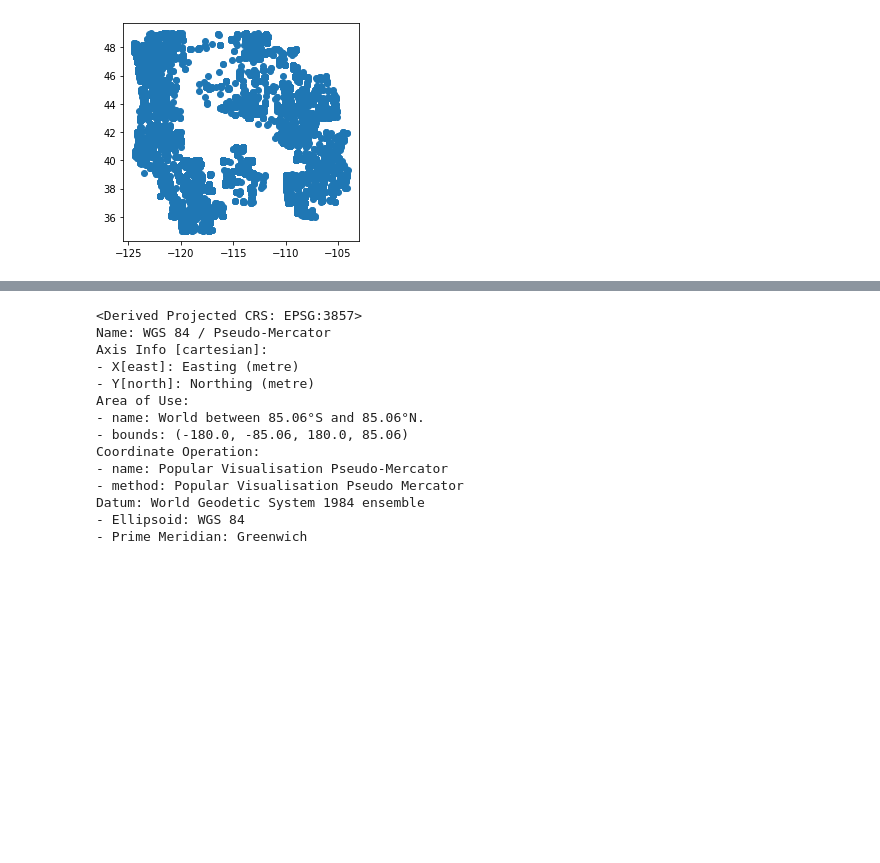
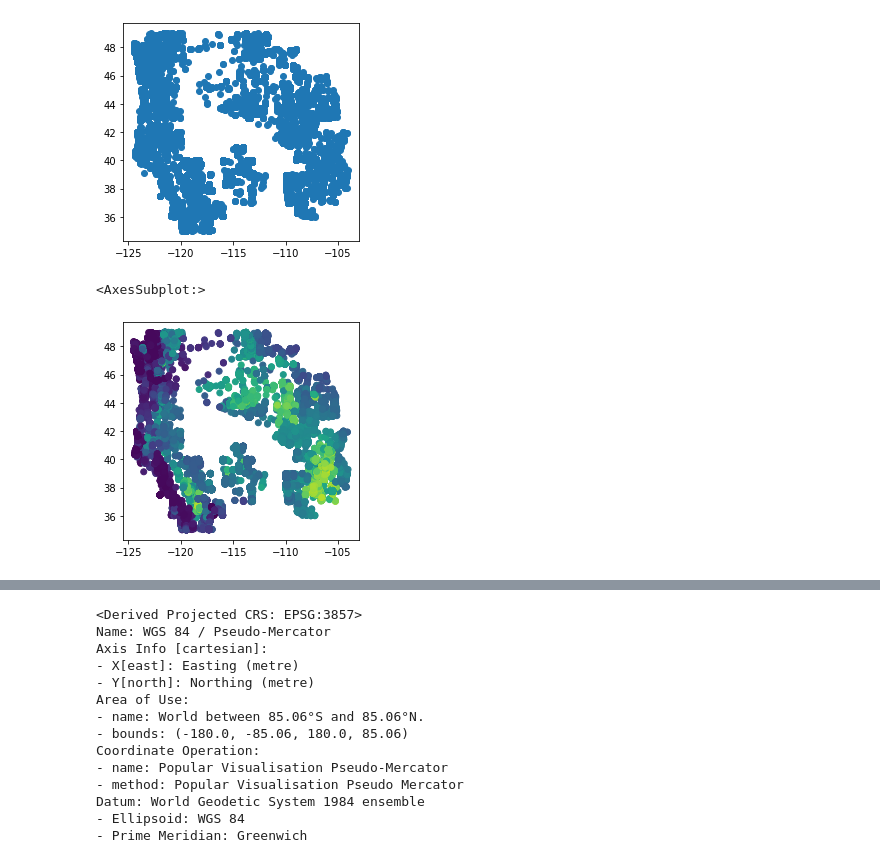
Before and after one commit to UW-GDA/jupyterbook, a Jupyter notebook: book/modules/04_Vector1_Geopandas_CRS_Proj/04_Vector1_Geopandas_CRS_Proj_demo.ipynb, the cells around one changed output, grey strips where cells are left out. Drawn from its saved outputs; the diff is of its cells as text; code cells hidden in the pictures; blank space fills up the shorter version.

```diff
--- a/book/modules/04_Vector1_Geopandas_CRS_Proj/04_Vector1_Geopandas_CRS_Proj_demo.ipynb
+++ b/book/modules/04_Vector1_Geopandas_CRS_Proj/04_Vector1_Geopandas_CRS_Proj_demo.ipynb
@@ -203,3 +234,8 @@ array([-124.482406,   34.999455, -104.052336,   48.999727])
 glas_gdf.plot();
 # %% [output]
 [figure]
+# %%
+glas_gdf.plot(column='glas_z')
+# %% [output]
+<AxesSubplot:>
+[figure, added]
```
Also changed, not shown: parts of 43 cells of this notebook, 1 other file.
